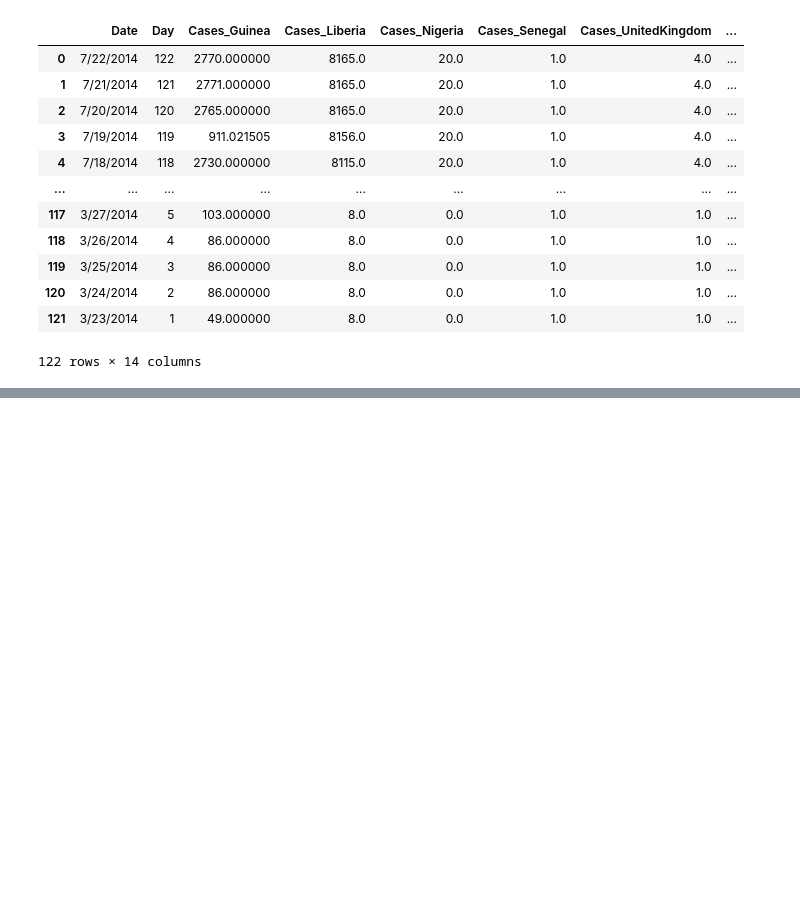
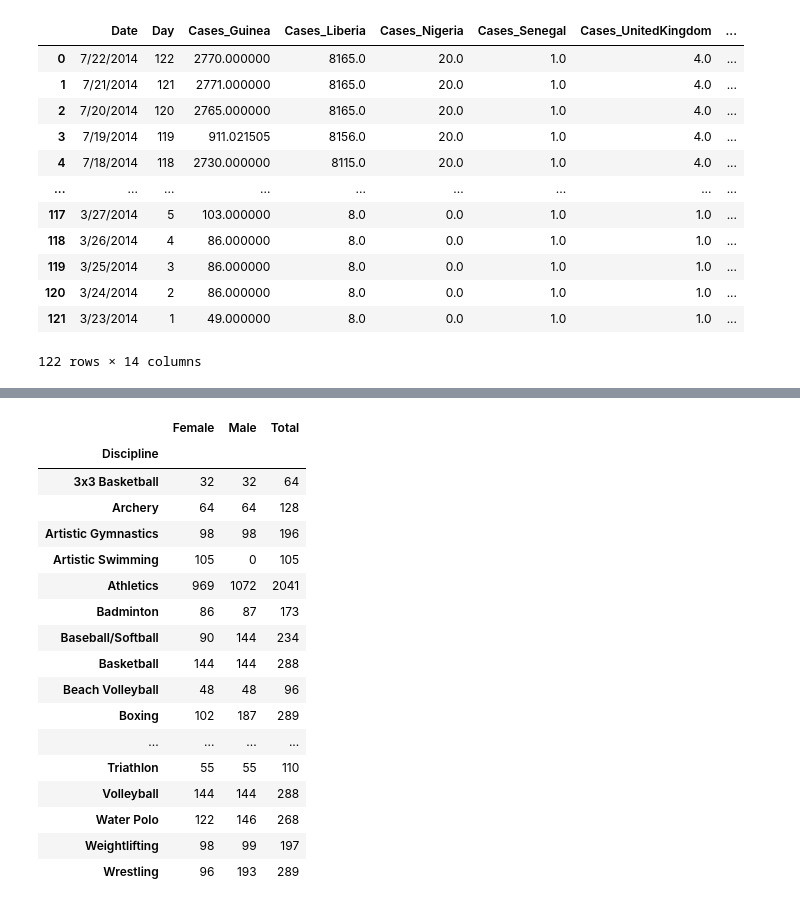
Before and after one commit to kavithachitriki/SCALER_PRACTICE, a Jupyter notebook: Scaler_Pandas.ipynb, the cells around one changed output, grey strips where cells are left out. Drawn from its saved outputs; the diff is of its cells as text; code cells hidden in the pictures; blank space fills up the shorter version.

```diff
--- a/Scaler_Pandas.ipynb
+++ b/Scaler_Pandas.ipynb
@@ -976,0 +1099,3 @@ df
+# %%
+import pandas as pd
+df=pd.read_excel('EntriesGender.xlsx', engine='openpyxl')
@@ -976,0 +1141,22 @@ df
+# %%
+data = df.groupby('Discipline')
+data.first()
+# %% [output]
+|  | Female | Male | Total |
+| Discipline |  |  |  |
+| 3x3 Basketball | 32 | 32 | 64 |
+| Archery | 64 | 64 | 128 |
+| Artistic Gymnastics | 98 | 98 | 196 |
+| Artistic Swimming | 105 | 0 | 105 |
+| Athletics | 969 | 1072 | 2041 |
+| Badminton | 86 | 87 | 173 |
+| Baseball/Softball | 90 | 144 | 234 |
+| Basketball | 144 | 144 | 288 |
+| Beach Volleyball | 48 | 48 | 96 |
+| Boxing | 102 | 187 | 289 |
+| ... | ... | ... | ... |
+| Triathlon | 55 | 55 | 110 |
+| Volleyball | 144 | 144 | 288 |
+| Water Polo | 122 | 146 | 268 |
+| Weightlifting | 98 | 99 | 197 |
+| Wrestling | 96 | 193 | 289 |
```
Also changed, not shown: parts of 29 cells of this notebook.
